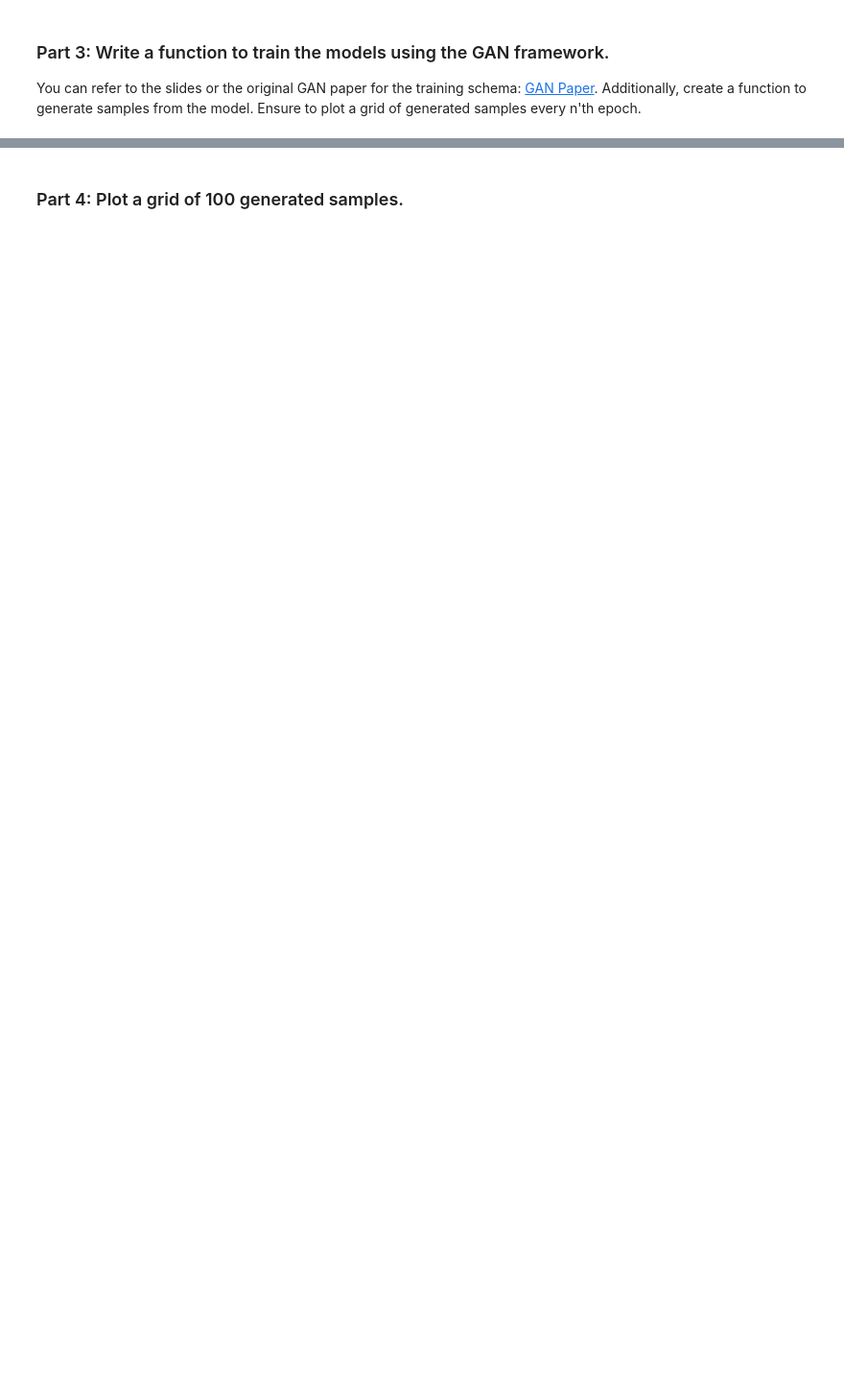
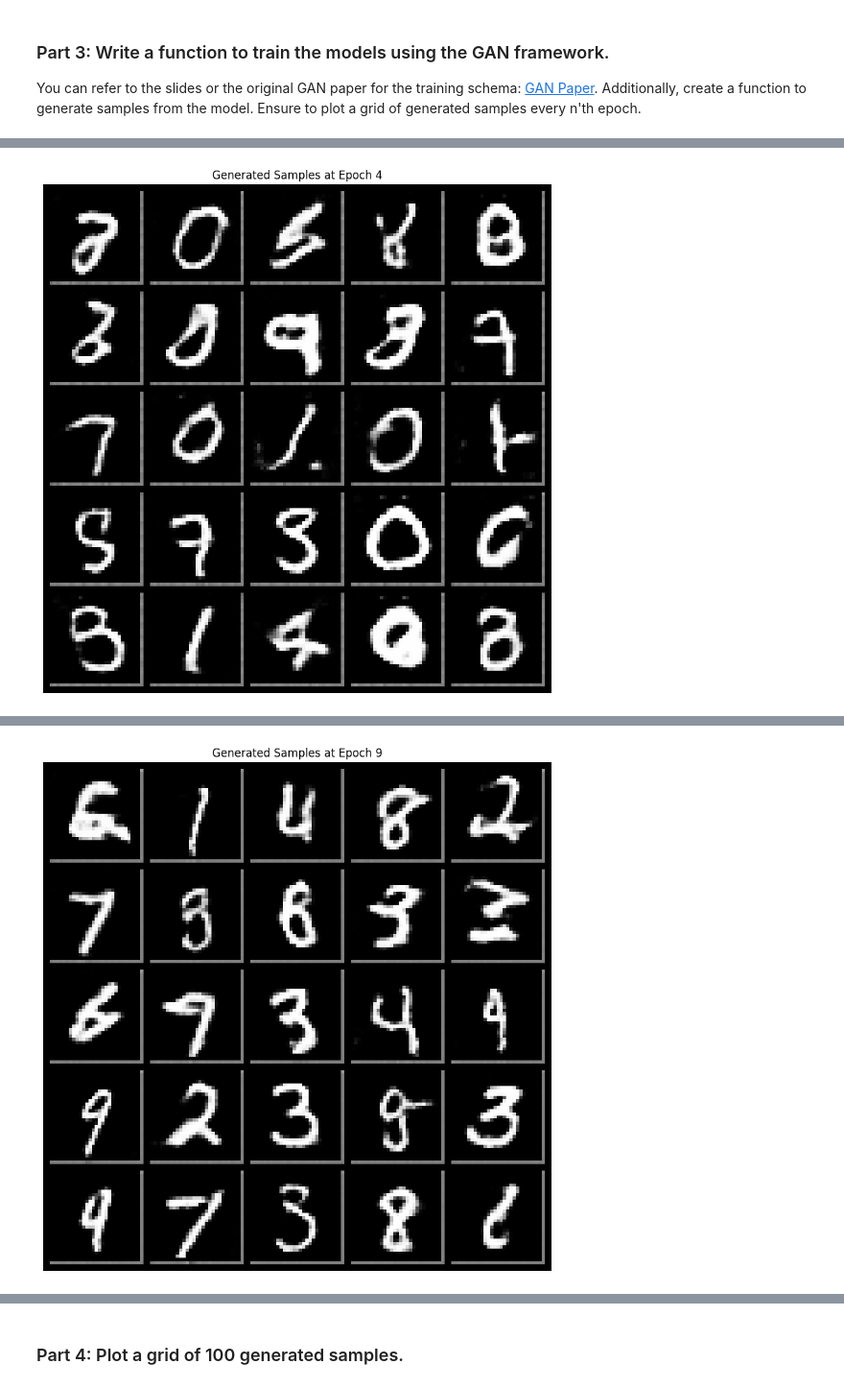
Before and after one commit to AmirHosseinNaghdi2003/Deep-Generative-Models, a Jupyter notebook: CHW3/DGM_HW3_GAN_Practical.ipynb, the cells around one changed output, grey strips where cells are left out. Shown at 96% size. Saved outputs shown, nothing was run; the diff lists cells and outputs as text; code cells hidden in the pictures; blank space fills up the shorter version.

```diff
--- a/CHW3/DGM_HW3_GAN_Practical.ipynb
+++ b/CHW3/DGM_HW3_GAN_Practical.ipynb
@@ -47,0 +137,7 @@ Build the models with the architecture guidelines for stable training as describ
+# %%
+config_file_path = '/content/config.yaml'
+with open(config_file_path, 'r') as file:
+    config_data = yaml.safe_load(file)
+
+# Print the contents of the config file
+print(config_data)
@@ -47,0 +205,22 @@ Build the models with the architecture guidelines for stable training as describ
+# %%
+latent_dim = config_data['model_params']['latent_dim']
+generator_channels = config_data['model_params']['generator_channels']
+generator_kernels = config_data['model_params']['generator_kernels']
+generator_strides = config_data['model_params']['generator_strides']
+generator_paddings = config_data['model_params']['generator_paddings']
+generator_output_paddings = config_data['model_params']['generator_output_paddings']
+
+discriminator_channels = config_data['model_params']['discriminator_channels']
+discriminator_kernels = config_data['model_params']['discriminator_kernels']
+discriminator_strides = config_data['model_params']['discriminator_strides']
+discriminator_paddings = config_data['model_params']['discriminator_paddings']
+
+# Instantiate models
+generator = Generator(latent_dim, generator_channels, generator_kernels,
+                      generator_strides, generator_paddings, generator_output_paddings)
+
+discriminator = Discriminator(discriminator_channels, discriminator_kernels,
+                               discriminator_strides, discriminator_paddings)
+
+print(generator)
+print(discriminator)
@@ -50,0 +353,12 @@ You can refer to the slides or the original GAN paper for the training schema: [
+# %%
+# Set device (GPU if available)
+device = torch.device("cuda" if torch.cuda.is_available() else "cpu")
+
+# Training parameters
+num_epochs = 50
+latent_dim = config_data['model_params']['latent_dim']
+sample_interval = 5
+
+# Assume train_loader is your DataLoader for the dataset (e.g., MNIST)
+train_gan(generator, discriminator, train_loader, latent_dim, num_epochs, device, sample_interval)
+# %% [output]
@@ -50,0 +382 @@ You can refer to the slides or the original GAN paper for the training schema: [
+[figure, added]
@@ -50,0 +400 @@ You can refer to the slides or the original GAN paper for the training schema: [
+[figure, added]
```
Also changed, not shown: parts of 31 cells of this notebook.
